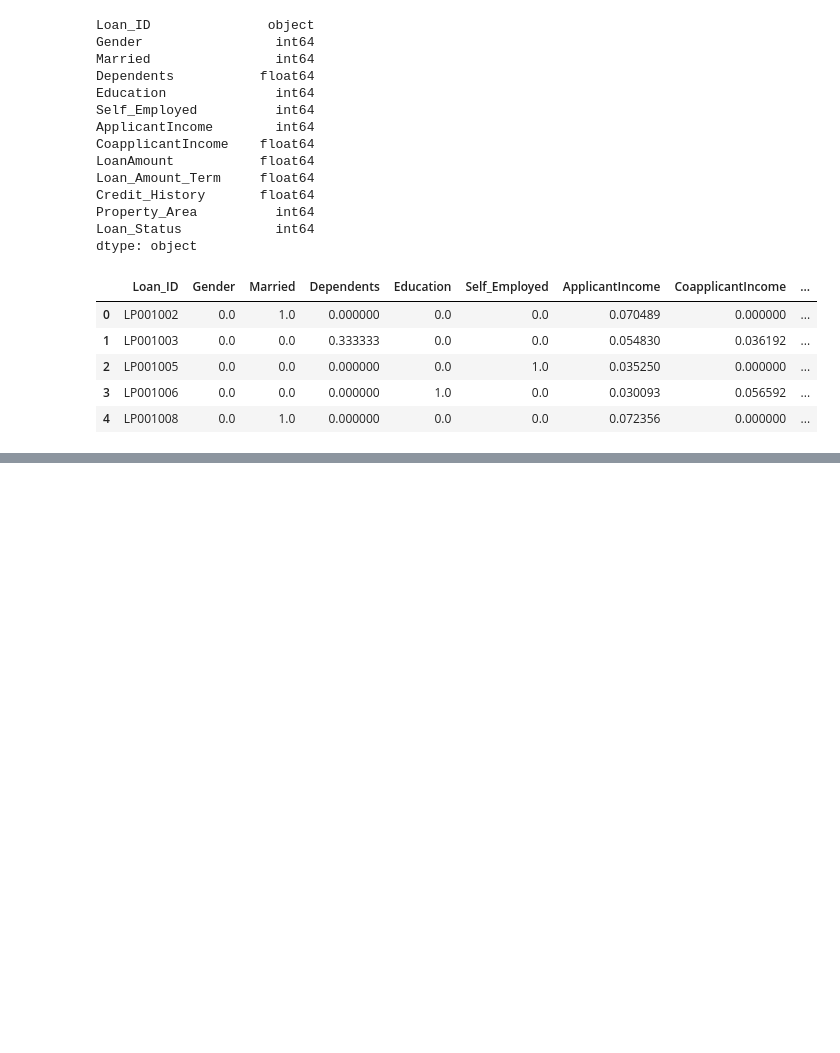
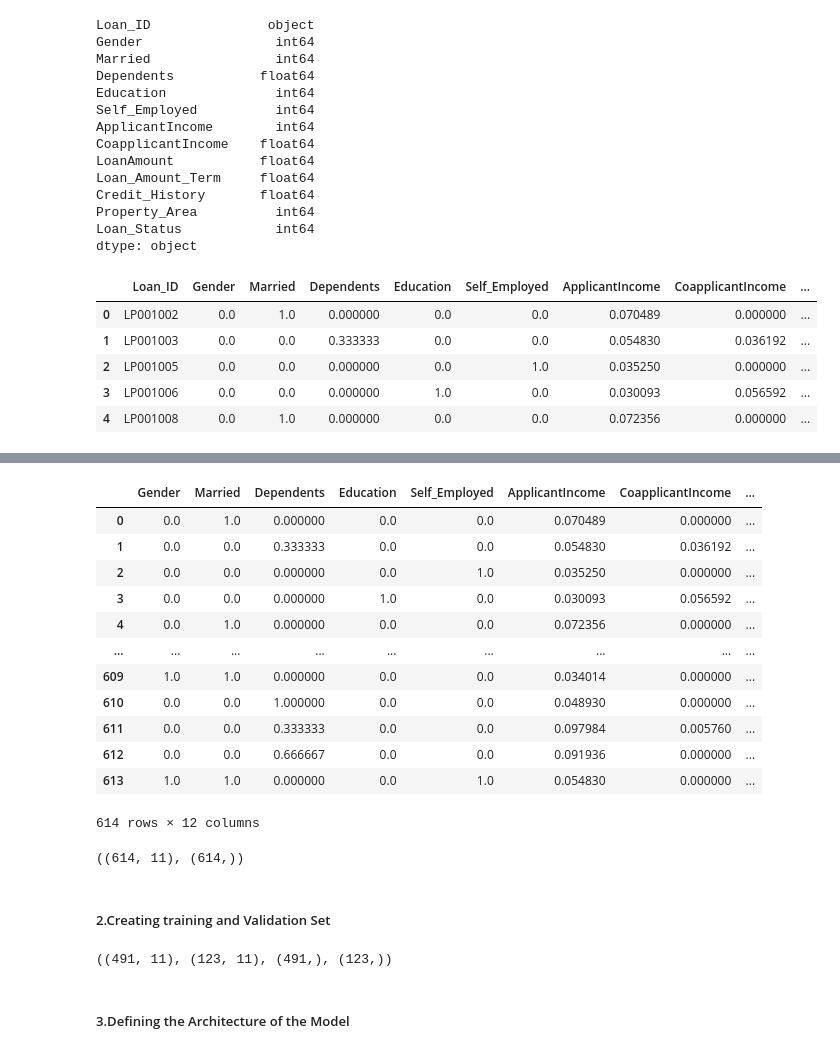
Before and after one commit to Dhe-Reigner/Loan-Prediction-ML-sklearn--DL-keras-, a Jupyter notebook: loan.ipynb, the cells around one changed output, grey strips where cells are left out. Cells and saved outputs as stored; diff of their text form; code cells hidden in the pictures; blank space fills up the shorter version.

```diff
--- a/loan.ipynb
+++ b/loan.ipynb
@@ -243,0 +323,17 @@ df.to_csv('loan_prediction_data.csv',index=False)
+# %%
+data = data.drop('Loan_ID',axis=1)
+data
+# %% [output]
+|  | Gender | Married | Dependents | Education | Self_Employed | ApplicantIncome | CoapplicantIncome | ... |
+| 0 | 0.0 | 1.0 | 0.000000 | 0.0 | 0.0 | 0.070489 | 0.000000 | ... |
+| 1 | 0.0 | 0.0 | 0.333333 | 0.0 | 0.0 | 0.054830 | 0.036192 | ... |
+| 2 | 0.0 | 0.0 | 0.000000 | 0.0 | 1.0 | 0.035250 | 0.000000 | ... |
+| 3 | 0.0 | 0.0 | 0.000000 | 1.0 | 0.0 | 0.030093 | 0.056592 | ... |
+| 4 | 0.0 | 1.0 | 0.000000 | 0.0 | 0.0 | 0.072356 | 0.000000 | ... |
+| ... | ... | ... | ... | ... | ... | ... | ... | ... |
+| 609 | 1.0 | 1.0 | 0.000000 | 0.0 | 0.0 | 0.034014 | 0.000000 | ... |
+| 610 | 0.0 | 0.0 | 1.000000 | 0.0 | 0.0 | 0.048930 | 0.000000 | ... |
+| 611 | 0.0 | 0.0 | 0.333333 | 0.0 | 0.0 | 0.097984 | 0.005760 | ... |
+| 612 | 0.0 | 0.0 | 0.666667 | 0.0 | 0.0 | 0.091936 | 0.000000 | ... |
+| 613 | 1.0 | 1.0 | 0.000000 | 0.0 | 1.0 | 0.054830 | 0.000000 | ... |
+614 rows × 12 columns
@@ -243,0 +346,16 @@ df.to_csv('loan_prediction_data.csv',index=False)
+# %%
+X.shape, y.shape
+# %% [output]
+((614, 11), (614,))
+# %% [markdown]
+##### 2.Creating training and Validation Set
+# %%
+from sklearn.model_selection import train_test_split
+
+X_train, X_test, y_train, y_test = train_test_split(X, y, stratify=data['Loan_Status'], test_size=0.2, random_state=10)
+
+X_train.shape, X_test.shape, y_train.shape, y_test.shape
+# %% [output]
+((491, 11), (123, 11), (491,), (123,))
+# %% [markdown]
+##### 3.Defining the Architecture of the Model
```
Also changed, not shown: parts of 27 cells of this notebook, 1 other file.
